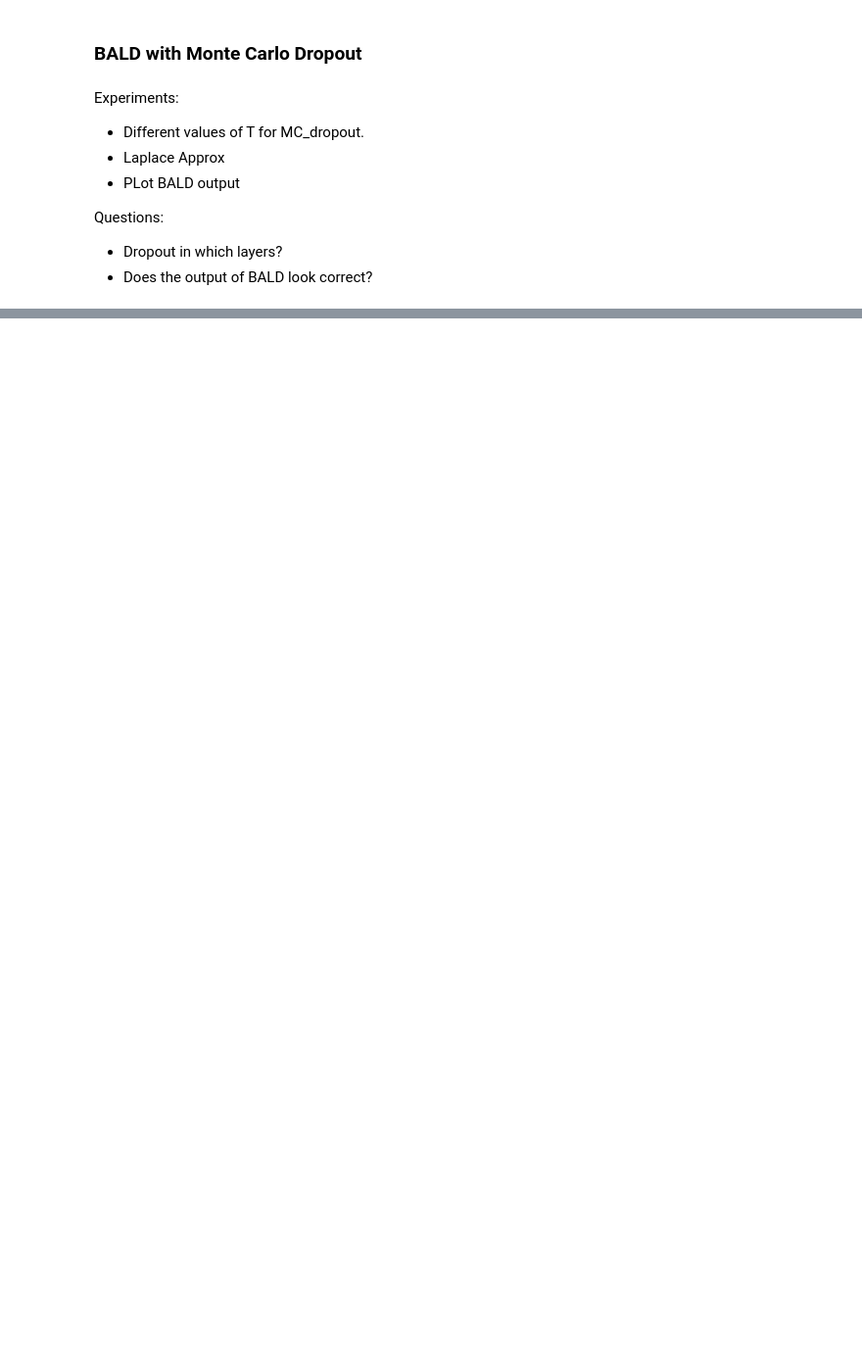
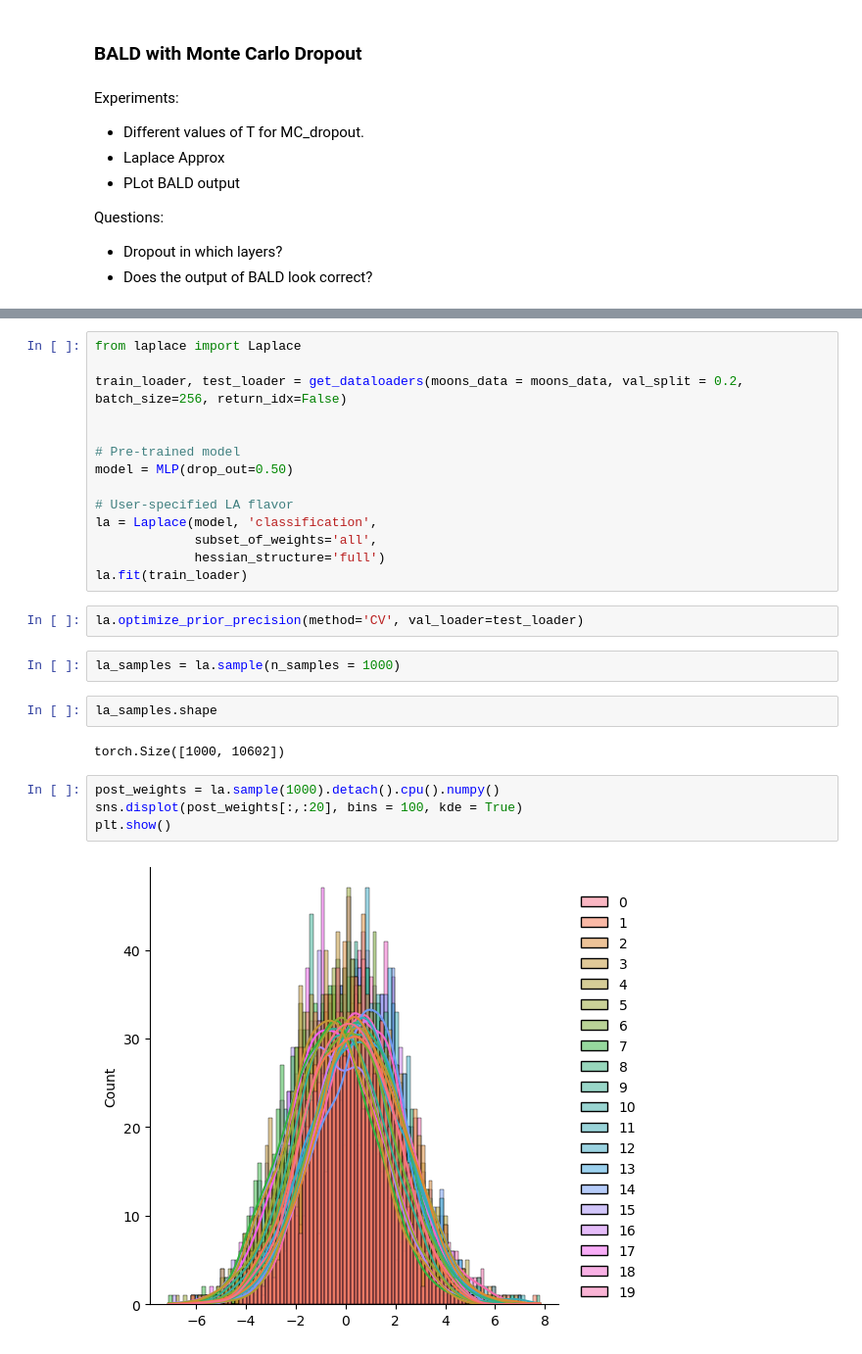
Before and after one commit to MadsBirch/bayesian-active-learning, a Jupyter notebook: notebooks/1.0 - TwoMoonsEDA.ipynb, the cells around one changed output, grey strips where cells are left out. Shown at 98% size. Drawn from its saved outputs; the diff is of its cells as text; blank space fills up the shorter version.

Commit message:
laplace implemented

```diff
--- a/notebooks/1.0 - TwoMoonsEDA.ipynb
+++ b/notebooks/1.0 - TwoMoonsEDA.ipynb
@@ -483,0 +488,28 @@ plt.show()
+# %%
+from laplace import Laplace
+
+train_loader, test_loader = get_dataloaders(moons_data = moons_data, val_split = 0.2, batch_size=256, return_idx=False)
+
+
+# Pre-trained model
+model = MLP(drop_out=0.50)
+
+# User-specified LA flavor
+la = Laplace(model, 'classification',
+             subset_of_weights='all',
+             hessian_structure='full')
+la.fit(train_loader)
+# %%
+la.optimize_prior_precision(method='CV', val_loader=test_loader)
+# %%
+la_samples = la.sample(n_samples = 1000)
+# %%
+la_samples.shape
+# %% [output]
+torch.Size([1000, 10602])
+# %%
+post_weights = la.sample(1000).detach().cpu().numpy()
+sns.displot(post_weights[:,:20], bins = 100, kde = True)
+plt.show()
+# %% [output]
+[figure, added]
```
Also changed, not shown: parts of 9 cells of this notebook, 6 other files.
